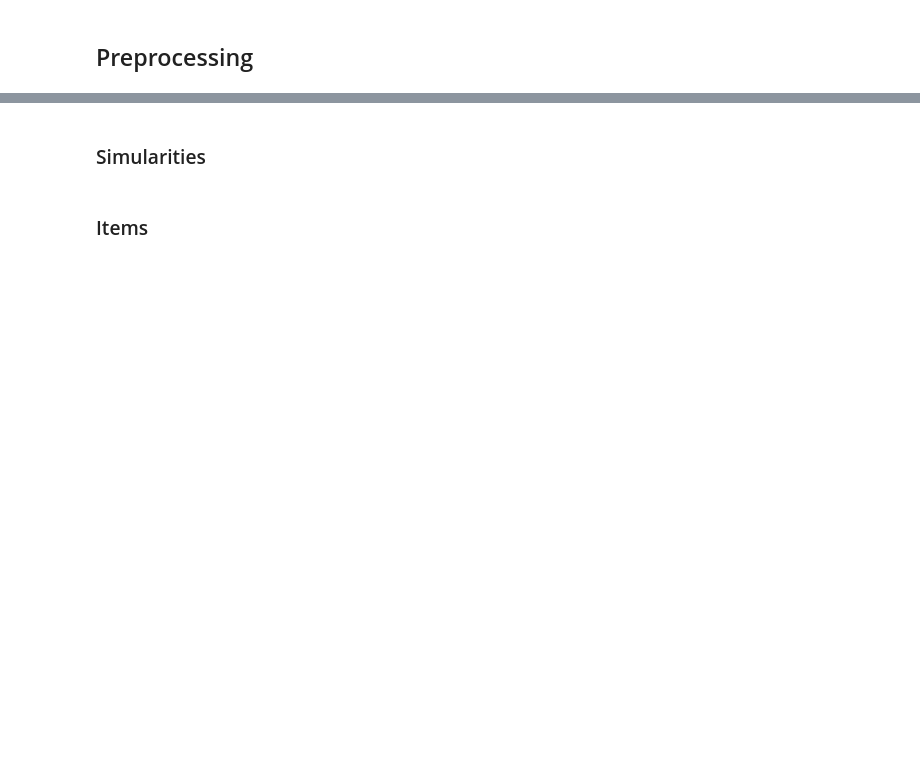
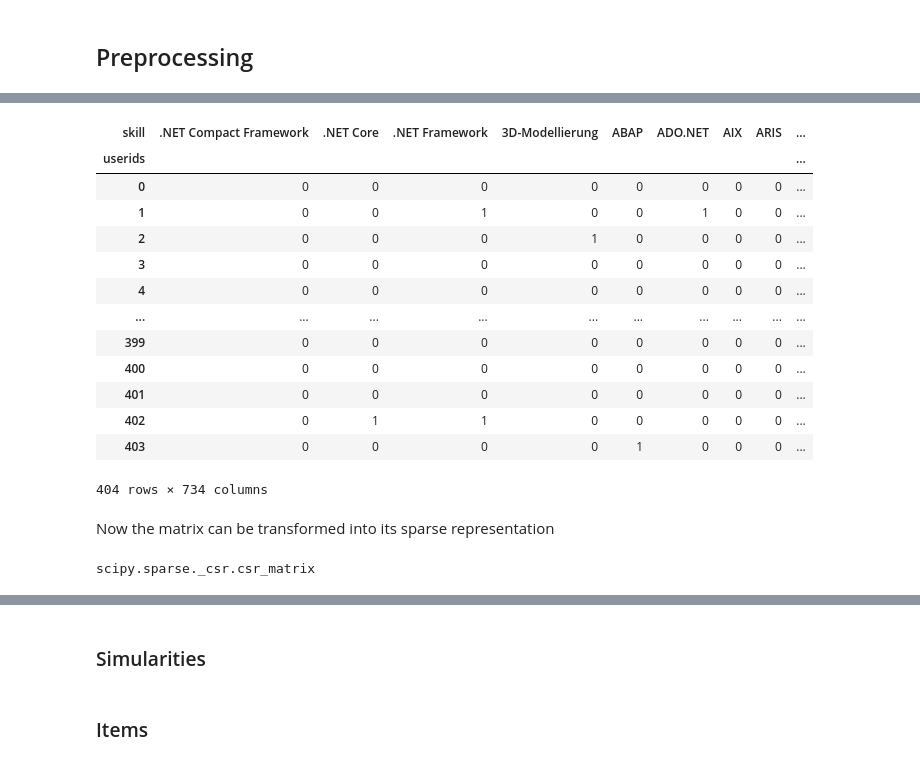
Before and after one commit to maximizer36/DS_AP, a Jupyter notebook: AP_binary_implicit_lib2.ipynb, the cells around one changed output, grey strips where cells are left out. Saved outputs shown, nothing was run; the diff lists cells and outputs as text; code cells hidden in the pictures; blank space fills up the shorter version.

```diff
--- a/AP_binary_implicit_lib2.ipynb
+++ b/AP_binary_implicit_lib2.ipynb
@@ -258,0 +28,3 @@ def cross_validation_implicit_gs(data, algorithm, param_grid):
+# %%
+df = pd.read_csv("data/person-skills_2022-06-27.csv",sep=";")
+df.head(5)
@@ -258,0 +52,7 @@ def cross_validation_implicit_gs(data, algorithm, param_grid):
+# %%
+PERSONS = df["person"].unique()
+SKILLS = sorted(df["skill"].unique())
+CATEGORIES = df["category"].unique()
+employee_dict = {}
+for n in range(0,len(PERSONS)):
+    employee_dict[n] = PERSONS[n]
@@ -258,0 +62,20 @@ def cross_validation_implicit_gs(data, algorithm, param_grid):
+# %%
+def get_rare_skills(data:pd.DataFrame, n:int):
+    '''
+    Function to determine all skills which occur less than n times in a given dataset.
+    Dataset must be a pandas Dataframe with columns: person, skill.
+    ----------
+    Parameters:
+    data : pd.DataFrame
+    The data in which rare skills are to be determined.
+    n : int
+    The threshold frequency.
+    ----------
+    Returns:
+    List of skills occuring less than n times in dataset.
+    '''
+    skill_frequency = {}
+    for skill in data["skill"].unique():
+        skill_frequency[skill] = data[data["skill"] == skill]["person"].nunique()
+
+    return [s for s,f in skill_frequency.items() if f <= n]
@@ -258,0 +84,3 @@ def cross_validation_implicit_gs(data, algorithm, param_grid):
+# %%
+rare_skills = get_rare_skills(df,0)
+df = df[~df["skill"].isin(rare_skills)]
@@ -258,0 +96,29 @@ def cross_validation_implicit_gs(data, algorithm, param_grid):
+# %%
+# Create a user-item matrix
+df["count"] = 1
+data_skills = df.pivot_table('count', index='person', columns="skill").fillna(0).astype(int).reset_index(drop=True)
+#Set the index name = "userid"
+data_skills.index.names = ["userids"]
+data_skills
+# %% [output]
+| skill | .NET Compact Framework | .NET Core | .NET Framework | 3D-Modellierung | ABAP | ADO.NET | AIX | ARIS | ... |
+| userids |  |  |  |  |  |  |  |  | ... |
+| 0 | 0 | 0 | 0 | 0 | 0 | 0 | 0 | 0 | ... |
+| 1 | 0 | 0 | 1 | 0 | 0 | 1 | 0 | 0 | ... |
+| 2 | 0 | 0 | 0 | 1 | 0 | 0 | 0 | 0 | ... |
+| 3 | 0 | 0 | 0 | 0 | 0 | 0 | 0 | 0 | ... |
+| 4 | 0 | 0 | 0 | 0 | 0 | 0 | 0 | 0 | ... |
+| ... | ... | ... | ... | ... | ... | ... | ... | ... | ... |
+| 399 | 0 | 0 | 0 | 0 | 0 | 0 | 0 | 0 | ... |
+| 400 | 0 | 0 | 0 | 0 | 0 | 0 | 0 | 0 | ... |
+| 401 | 0 | 0 | 0 | 0 | 0 | 0 | 0 | 0 | ... |
+| 402 | 0 | 1 | 1 | 0 | 0 | 0 | 0 | 0 | ... |
+| 403 | 0 | 0 | 0 | 0 | 1 | 0 | 0 | 0 | ... |
+404 rows × 734 columns
+# %% [markdown]
+Now the matrix can be transformed into its sparse representation
+# %%
+data_skills_csr = scipy.sparse.csr_matrix(data_skills.values)
+type(data_skills_csr)
+# %% [output]
+scipy.sparse._csr.csr_matrix
```
Also changed, not shown: parts of 185 cells of this notebook.
